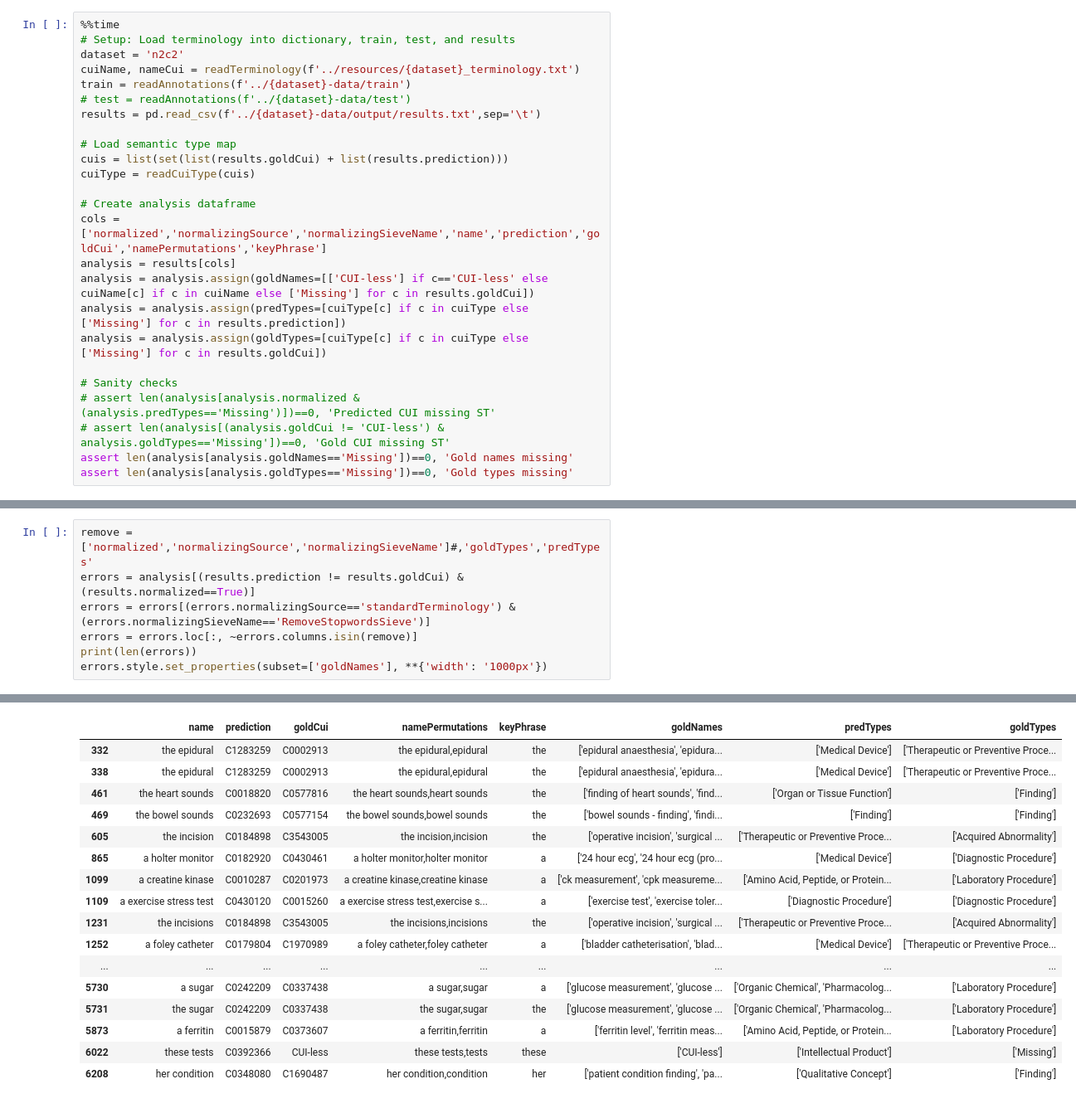
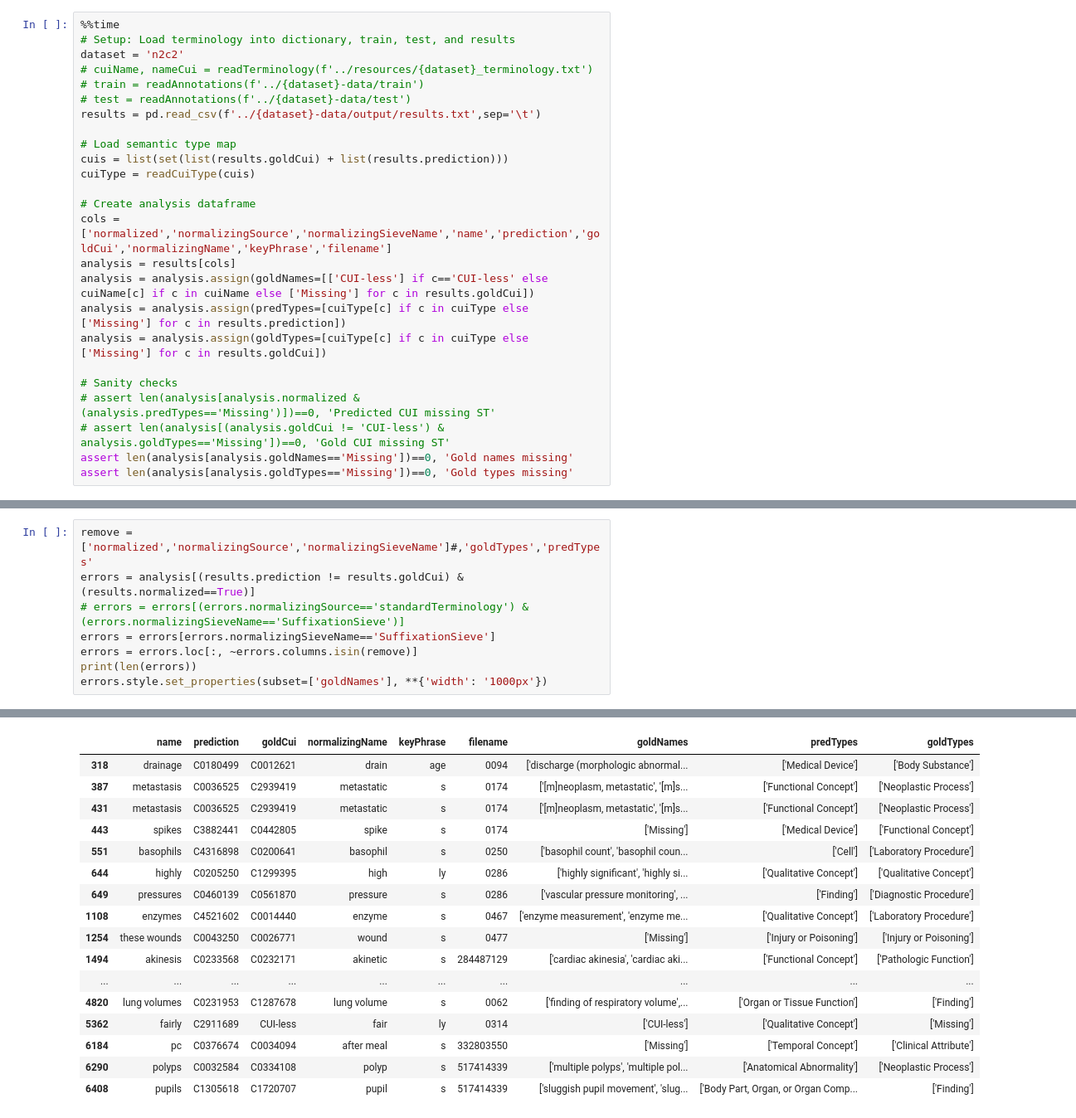
Before and after one commit to etfrenchvcu/disorder-normalizer, a Jupyter notebook: scripts/evaluate.ipynb, the cells around one changed output, grey strips where cells are left out. Shown at 83% size. Cells and saved outputs as stored; diff of their text form.

Commit message:
Replacing Affixation and Stemming sieves with Suffixation

```diff
--- a/scripts/evaluate.ipynb
+++ b/scripts/evaluate.ipynb
@@ -117,8 +117,8 @@ def getAmbiguous(df):
 %%time
 # Setup: Load terminology into dictionary, train, test, and results
 dataset = 'n2c2'
-cuiName, nameCui = readTerminology(f'../resources/{dataset}_terminology.txt')
-train = readAnnotations(f'../{dataset}-data/train')
+# cuiName, nameCui = readTerminology(f'../resources/{dataset}_terminology.txt')
+# train = readAnnotations(f'../{dataset}-data/train')
 # test = readAnnotations(f'../{dataset}-data/test')
 results = pd.read_csv(f'../{dataset}-data/output/results.txt',sep='\t')
 
@@ -127,7 +127,7 @@ cuis = list(set(list(results.goldCui) + list(results.prediction)))
 cuiType = readCuiType(cuis)
 
 # Create analysis dataframe
-cols = ['normalized','normalizingSource','normalizingSieveName','name','prediction','goldCui','namePermutations','keyPhrase']
+cols = ['normalized','normalizingSource','normalizingSieveName','name','prediction','goldCui','normalizingName','keyPhrase','filename']
 analysis = results[cols]
 analysis = analysis.assign(goldNames=[['CUI-less'] if c=='CUI-less' else cuiName[c] if c in cuiName else ['Missing'] for c in results.goldCui])
 analysis = analysis.assign(predTypes=[cuiType[c] if c in cuiType else ['Missing'] for c in results.prediction])
@@ -175,7 +176,8 @@ stratifyByCol(normalized[normalized.normalizingSieveName=='RemoveStopwordsSieve'
 # %%
 remove = ['normalized','normalizingSource','normalizingSieveName']#,'goldTypes','predTypes'
 errors = analysis[(results.prediction != results.goldCui) & (results.normalized==True)]
-errors = errors[(errors.normalizingSource=='standardTerminology') & (errors.normalizingSieveName=='RemoveStopwordsSieve')]
+# errors = errors[(errors.normalizingSource=='standardTerminology') & (errors.normalizingSieveName=='SuffixationSieve')]
+errors = errors[errors.normalizingSieveName=='SuffixationSieve']
 errors = errors.loc[:, ~errors.columns.isin(remove)]
 print(len(errors))
 errors.style.set_properties(subset=['goldNames'], **{'width': '1000px'})
@@ -184,20 +186,20 @@ errors.style.set_properties(subset=['goldNames'], **{'width': '1000px'})
-|  | name | prediction | goldCui | namePermutations | keyPhrase | goldNames | predTypes | goldTypes |
-| 332 | the epidural | C1283259 | C0002913 | the epidural,epidural | the | ['epidural anaesthesia', 'epidura... | ['Medical Device'] | ['Therapeutic or Preventive Proce... |
-| 338 | the epidural | C1283259 | C0002913 | the epidural,epidural | the | ['epidural anaesthesia', 'epidura... | ['Medical Device'] | ['Therapeutic or Preventive Proce... |
-| 461 | the heart sounds | C0018820 | C0577816 | the heart sounds,heart sounds | the | ['finding of heart sounds', 'find... | ['Organ or Tissue Function'] | ['Finding'] |
-| 469 | the bowel sounds | C0232693 | C0577154 | the bowel sounds,bowel sounds | the | ['bowel sounds - finding', 'findi... | ['Finding'] | ['Finding'] |
-| 605 | the incision | C0184898 | C3543005 | the incision,incision | the | ['operative incision', 'surgical ... | ['Therapeutic or Preventive Proce... | ['Acquired Abnormality'] |
-| 865 | a holter monitor | C0182920 | C0430461 | a holter monitor,holter monitor | a | ['24 hour ecg', '24 hour ecg (pro... | ['Medical Device'] | ['Diagnostic Procedure'] |
-| 1099 | a creatine kinase | C0010287 | C0201973 | a creatine kinase,creatine kinase | a | ['ck measurement', 'cpk measureme... | ['Amino Acid, Peptide, or Protein... | ['Laboratory Procedure'] |
-| 1109 | a exercise stress test | C0430120 | C0015260 | a exercise stress test,exercise s... | a | ['exercise test', 'exercise toler... | ['Diagnostic Procedure'] | ['Diagnostic Procedure'] |
-| 1231 | the incisions | C0184898 | C3543005 | the incisions,incisions | the | ['operative incision', 'surgical ... | ['Therapeutic or Preventive Proce... | ['Acquired Abnormality'] |
-| 1252 | a foley catheter | C0179804 | C1970989 | a foley catheter,foley catheter | a | ['bladder catheterisation', 'blad... | ['Medical Device'] | ['Therapeutic or Preventive Proce... |
-| ... | ... | ... | ... | ... | ... | ... | ... | ... |
-| 5730 | a sugar | C0242209 | C0337438 | a sugar,sugar | a | ['glucose measurement', 'glucose ... | ['Organic Chemical', 'Pharmacolog... | ['Laboratory Procedure'] |
-| 5731 | the sugar | C0242209 | C0337438 | the sugar,sugar | the | ['glucose measurement', 'glucose ... | ['Organic Chemical', 'Pharmacolog... | ['Laboratory Procedure'] |
-| 5873 | a ferritin | C0015879 | C0373607 | a ferritin,ferritin | a | ['ferritin level', 'ferritin meas... | ['Amino Acid, Peptide, or Protein... | ['Laboratory Procedure'] |
-| 6022 | these tests | C0392366 | CUI-less | these tests,tests | these | ['CUI-less'] | ['Intellectual Product'] | ['Missing'] |
-| 6208 | her condition | C0348080 | C1690487 | her condition,condition | her | ['patient condition finding', 'pa... | ['Qualitative Concept'] | ['Finding'] |
+|  | name | prediction | goldCui | normalizingName | keyPhrase | filename | goldNames | predTypes | goldTypes |
+| 318 | drainage | C0180499 | C0012621 | drain | age | 0094 | ['discharge (morphologic abnormal... | ['Medical Device'] | ['Body Substance'] |
+| 387 | metastasis | C0036525 | C2939419 | metastatic | s | 0174 | ['[m]neoplasm, metastatic', '[m]s... | ['Functional Concept'] | ['Neoplastic Process'] |
+| 431 | metastasis | C0036525 | C2939419 | metastatic | s | 0174 | ['[m]neoplasm, metastatic', '[m]s... | ['Functional Concept'] | ['Neoplastic Process'] |
+| 443 | spikes | C3882441 | C0442805 | spike | s | 0174 | ['Missing'] | ['Medical Device'] | ['Functional Concept'] |
+| 551 | basophils | C4316898 | C0200641 | basophil | s | 0250 | ['basophil count', 'basophil coun... | ['Cell'] | ['Laboratory Procedure'] |
+| 644 | highly | C0205250 | C1299395 | high | ly | 0286 | ['highly significant', 'highly si... | ['Qualitative Concept'] | ['Qualitative Concept'] |
+| 649 | pressures | C0460139 | C0561870 | pressure | s | 0286 | ['vascular pressure monitoring', ... | ['Finding'] | ['Diagnostic Procedure'] |
+| 1108 | enzymes | C4521602 | C0014440 | enzyme | s | 0467 | ['enzyme measurement', 'enzyme me... | ['Qualitative Concept'] | ['Laboratory Procedure'] |
+| 1254 | these wounds | C0043250 | C0026771 | wound | s | 0477 | ['Missing'] | ['Injury or Poisoning'] | ['Injury or Poisoning'] |
+| 1494 | akinesis | C0233568 | C0232171 | akinetic | s | 284487129 | ['cardiac akinesia', 'cardiac aki... | ['Functional Concept'] | ['Pathologic Function'] |
+| ... | ... | ... | ... | ... | ... | ... | ... | ... | ... |
+| 4820 | lung volumes | C0231953 | C1287678 | lung volume | s | 0062 | ['finding of respiratory volume',... | ['Organ or Tissue Function'] | ['Finding'] |
+| 5362 | fairly | C2911689 | CUI-less | fair | ly | 0314 | ['CUI-less'] | ['Qualitative Concept'] | ['Missing'] |
+| 6184 | pc | C0376674 | C0034094 | after meal | s | 332803550 | ['Missing'] | ['Temporal Concept'] | ['Clinical Attribute'] |
+| 6290 | polyps | C0032584 | C0334108 | polyp | s | 517414339 | ['multiple polyps', 'multiple pol... | ['Anatomical Abnormality'] | ['Neoplastic Process'] |
+| 6408 | pupils | C1305618 | C1720707 | pupil | s | 517414339 | ['sluggish pupil movement', 'slug... | ['Body Part, Organ, or Organ Comp... | ['Finding'] |
 # %%
 # results = pd.read_csv(f'../{dataset}-data/output/results.txt',sep='\t')
 sieveResults(results)
```
Also changed, not shown: parts of 12 cells of this notebook, 25 other files.
